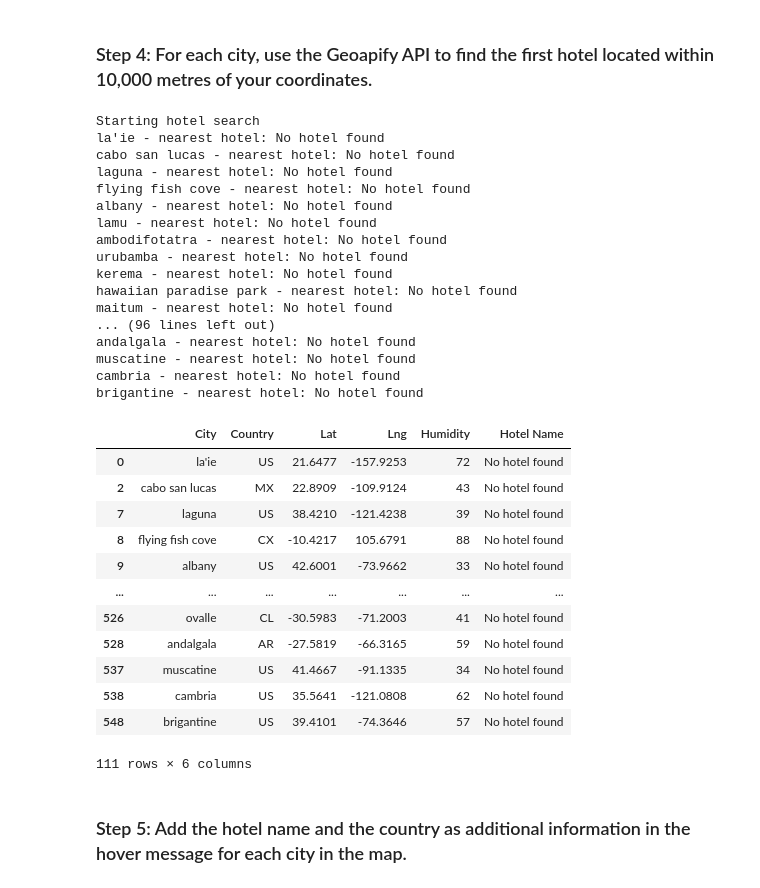
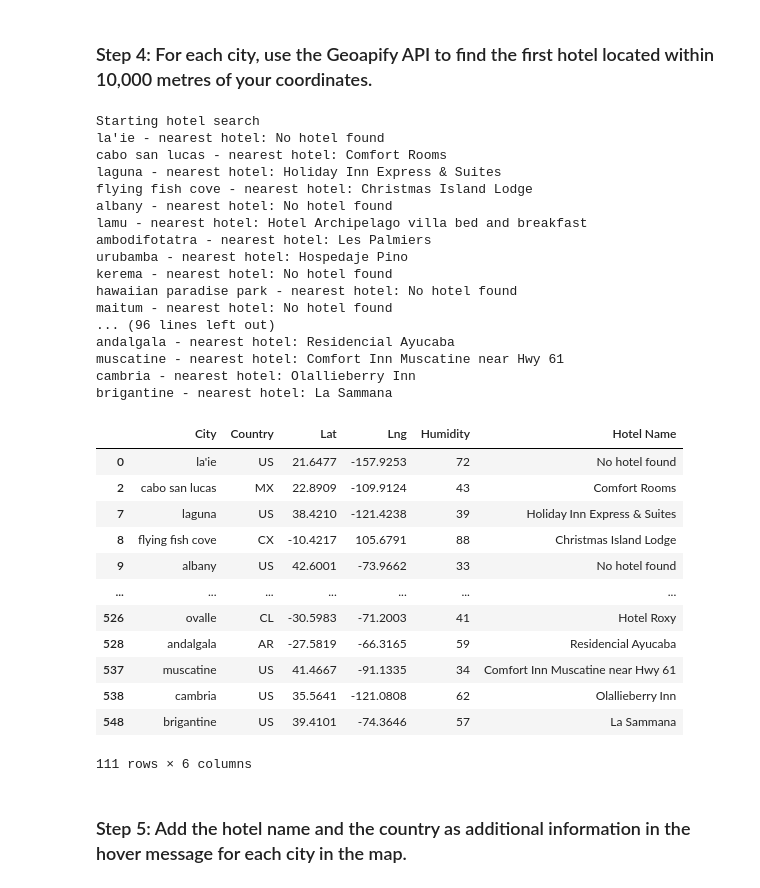
Before and after one commit to AbelDumecha/Python-api-challenge, a Jupyter notebook: Weather & VacationPy/VacationPy.ipynb, the cells around one changed output. Drawn from its saved outputs; the diff is of its cells as text; code cells hidden in the pictures.

```diff
--- a/Weather & VacationPy/VacationPy.ipynb
+++ b/Weather & VacationPy/VacationPy.ipynb
@@ -144,9 +141,9 @@ hotel_df
 # Set parameters to search for a hotel
 radius = 10000 # YOUR CODE HERE
 params = {
-    "catagories":"accommodation.hotel",
+    "categories":"accommodation.hotel",
     "apiKey":geoapify_key,
-    "format":"json",
+    "limit":20
 }
 
 # Print a message to follow up the hotel search
@@ -159,7 +156,7 @@ for index, row in hotel_df.iterrows():
     longitude = row["Lng"]
 
     # Add filter and bias parameters with the current city's latitude and longitude to the params dictionary
-    params["filter"] = f"circle: {longitude},{latitude},{radius}" # YOUR CODE HERE
+    params["filter"] = f"circle:{longitude},{latitude},{radius}" # YOUR CODE HERE
     params["bias"] = f"proximity:{longitude},{latitude}"   # YOUR CODE HERE
 
     # Set base URL
@@ -167,53 +164,53 @@ for index, row in hotel_df.iterrows():
 
 
     # Make and API request using the params dictionaty
     name_address = requests.get(base_url, params=params) # YOUR CODE HERE
 
     # Convert the API response to JSON format
     name_address = name_address.json() # YOUR CODE HERE
 
     # Grab the first hotel from the results and store the name in the hotel_df DataFrame
     try:
         hotel_df.loc[index, "Hotel Name"] = name_address["features"][0]["properties"]["name"]
     except (KeyError, IndexError):
         # If no hotel is found, set the hotel name as "No hotel found".
         hotel_df.loc[index, "Hotel Name"] = "No hotel found"
 
     # Log the search results
     print(f"{hotel_df.loc[index, 'City']} - nearest hotel: {hotel_df.loc[index, 'Hotel Name']}")
 
 # Display sample data
 hotel_df
 # %% [output]
 Starting hotel search
 la'ie - nearest hotel: No hotel found
-cabo san lucas - nearest hotel: No hotel found
-laguna - nearest hotel: No hotel found
-flying fish cove - nearest hotel: No hotel found
+cabo san lucas - nearest hotel: Comfort Rooms
+laguna - nearest hotel: Holiday Inn Express & Suites
+flying fish cove - nearest hotel: Christmas Island Lodge
 albany - nearest hotel: No hotel found
-lamu - nearest hotel: No hotel found
-ambodifotatra - nearest hotel: No hotel found
-urubamba - nearest hotel: No hotel found
+lamu - nearest hotel: Hotel Archipelago villa bed and breakfast
+ambodifotatra - nearest hotel: Les Palmiers
+urubamba - nearest hotel: Hospedaje Pino
 kerema - nearest hotel: No hotel found
 hawaiian paradise park - nearest hotel: No hotel found
 maitum - nearest hotel: No hotel found
 ... (96 lines left out)
-andalgala - nearest hotel: No hotel found
-muscatine - nearest hotel: No hotel found
-cambria - nearest hotel: No hotel found
-brigantine - nearest hotel: No hotel found
+andalgala - nearest hotel: Residencial Ayucaba
+muscatine - nearest hotel: Comfort Inn Muscatine near Hwy 61
+cambria - nearest hotel: Olallieberry Inn
+brigantine - nearest hotel: La Sammana
 |  | City | Country | Lat | Lng | Humidity | Hotel Name |
 | 0 | la'ie | US | 21.6477 | -157.9253 | 72 | No hotel found |
-| 2 | cabo san lucas | MX | 22.8909 | -109.9124 | 43 | No hotel found |
-| 7 | laguna | US | 38.4210 | -121.4238 | 39 | No hotel found |
-| 8 | flying fish cove | CX | -10.4217 | 105.6791 | 88 | No hotel found |
+| 2 | cabo san lucas | MX | 22.8909 | -109.9124 | 43 | Comfort Rooms |
+| 7 | laguna | US | 38.4210 | -121.4238 | 39 | Holiday Inn Express & Suites |
+| 8 | flying fish cove | CX | -10.4217 | 105.6791 | 88 | Christmas Island Lodge |
 | 9 | albany | US | 42.6001 | -73.9662 | 33 | No hotel found |
 | ... | ... | ... | ... | ... | ... | ... |
-| 526 | ovalle | CL | -30.5983 | -71.2003 | 41 | No hotel found |
-| 528 | andalgala | AR | -27.5819 | -66.3165 | 59 | No hotel found |
-| 537 | muscatine | US | 41.4667 | -91.1335 | 34 | No hotel found |
-| 538 | cambria | US | 35.5641 | -121.0808 | 62 | No hotel found |
-| 548 | brigantine | US | 39.4101 | -74.3646 | 57 | No hotel found |
+| 526 | ovalle | CL | -30.5983 | -71.2003 | 41 | Hotel Roxy |
+| 528 | andalgala | AR | -27.5819 | -66.3165 | 59 | Residencial Ayucaba |
+| 537 | muscatine | US | 41.4667 | -91.1335 | 34 | Comfort Inn Muscatine near Hwy 61 |
+| 538 | cambria | US | 35.5641 | -121.0808 | 62 | Olallieberry Inn |
+| 548 | brigantine | US | 39.4101 | -74.3646 | 57 | La Sammana |
 111 rows × 6 columns
 # %% [markdown]
 ### Step 5: Add the hotel name and the country as additional information in the hover message for each city in the map.
```
Also changed, not shown: parts of 1 cell of this notebook, 2 other files.
